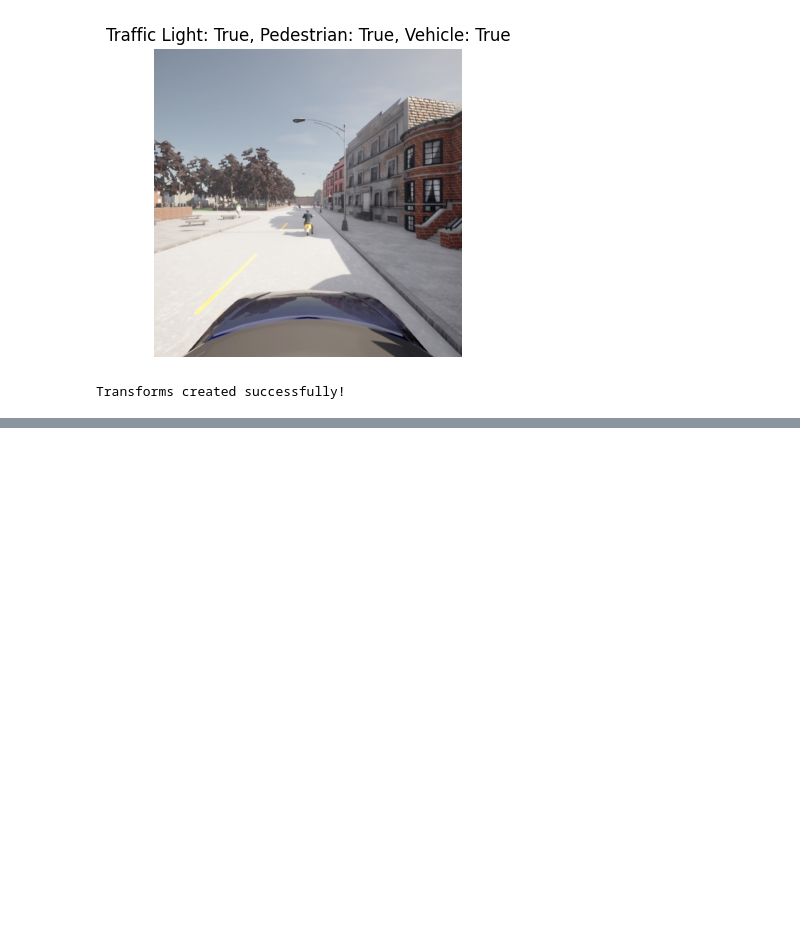
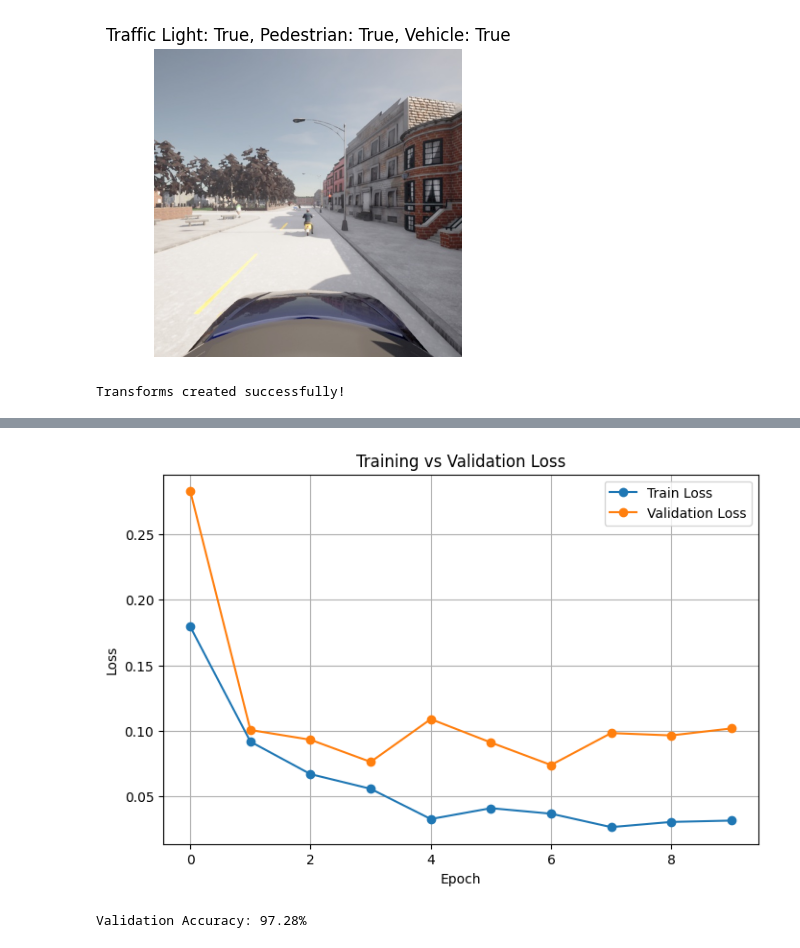
Before and after one commit to vinitdarji16/MLS-Exercise, a Jupyter notebook: MLS_exercises3_final.ipynb, the cells around one changed output, grey strips where cells are left out. Cells and saved outputs as stored; diff of their text form; code cells hidden in the pictures; blank space fills up the shorter version.

Commit message:
Exercise 3 - ResNet training completed

```diff
--- a/MLS_exercises3_final.ipynb
+++ b/MLS_exercises3_final.ipynb
@@ -161,0 +232,5 @@ Transforms created successfully!
+# %%
+images, labels = next(iter(train_loader))
+
+print("Image batch shape:", images.shape)
+print("Label batch shape:", labels.shape)
@@ -161,0 +240,12 @@ Transforms created successfully!
+# %%
+from torchvision import models
+import torch.nn as nn
+
+model = models.resnet18(weights=models.ResNet18_Weights.DEFAULT)
+
+num_features = model.fc.in_features
+model.fc = nn.Linear(num_features, 1)
+
+model = model.to("cuda")
+
+print(model)
@@ -161,0 +271,9 @@ Transforms created successfully!
+# %%
+criterion = nn.BCEWithLogitsLoss()
+
+optimizer = torch.optim.Adam(
+    model.parameters(),
+    lr=0.001
+)
+
+print("Loss and optimizer created successfully!")
@@ -161,0 +282,4 @@ Transforms created successfully!
+# %%
+device = torch.device("cuda" if torch.cuda.is_available() else "cpu")
+
+print(device)
@@ -161,0 +358,42 @@ Transforms created successfully!
+# %%
+import matplotlib.pyplot as plt
+
+plt.figure(figsize=(8,5))
+
+plt.plot(train_losses, marker='o', label='Train Loss')
+plt.plot(val_losses, marker='o', label='Validation Loss')
+
+plt.xlabel("Epoch")
+plt.ylabel("Loss")
+plt.title("Training vs Validation Loss")
+plt.legend()
+
+plt.grid(True)
+plt.show()
+# %% [output]
+[figure, added]
+# %%
+model.eval()
+
+correct = 0
+total = 0
+
+with torch.no_grad():
+
+    for images, labels in val_loader:
+
+        images = images.to(device)
+        labels = labels.to(device)
+
+        outputs = model(images)
+
+        preds = (torch.sigmoid(outputs) > 0.5).squeeze().long()
+
+        correct += (preds == labels).sum().item()
+        total += labels.size(0)
+
+accuracy = 100 * correct / total
+
+print(f"Validation Accuracy: {accuracy:.2f}%")
+# %% [output]
+Validation Accuracy: 97.28%
```
Also changed, not shown: parts of 8 cells of this notebook.
